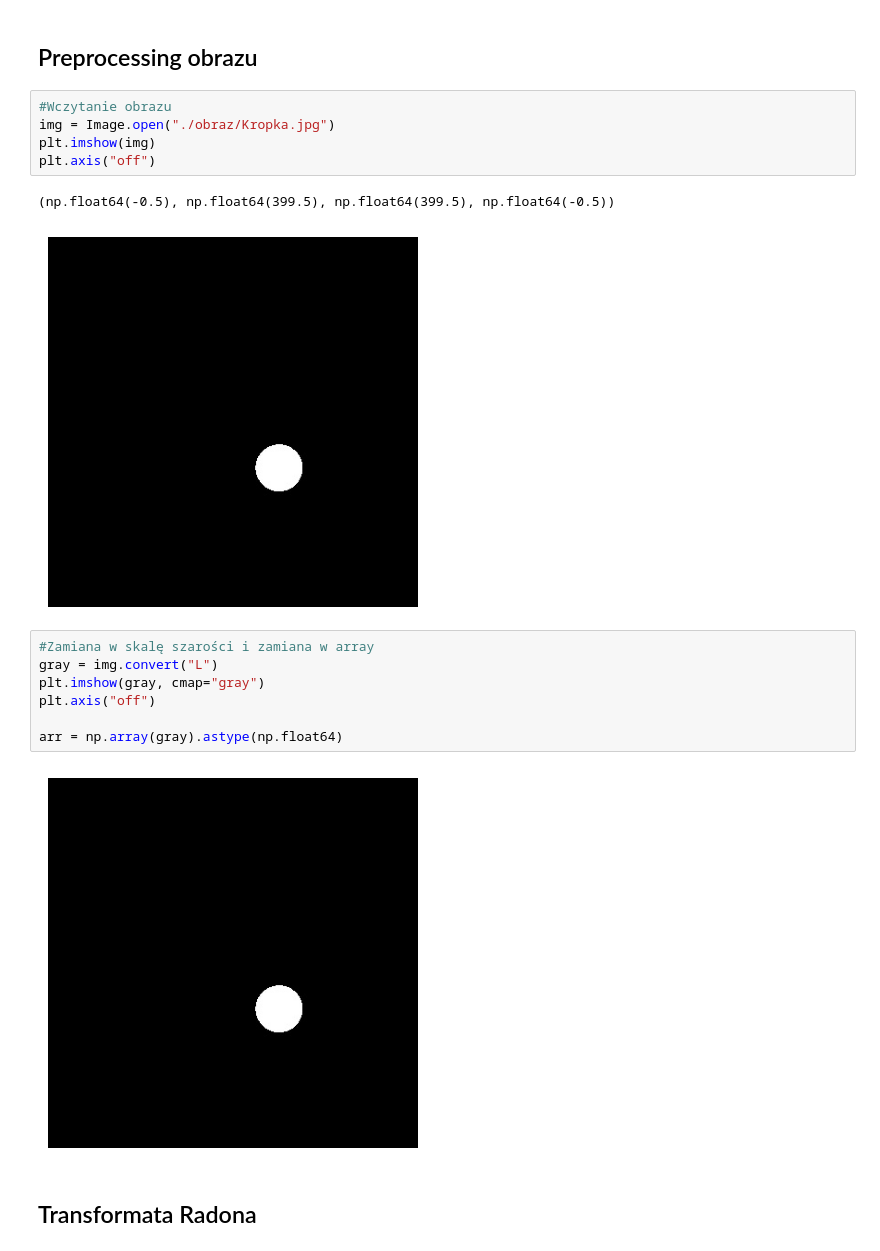
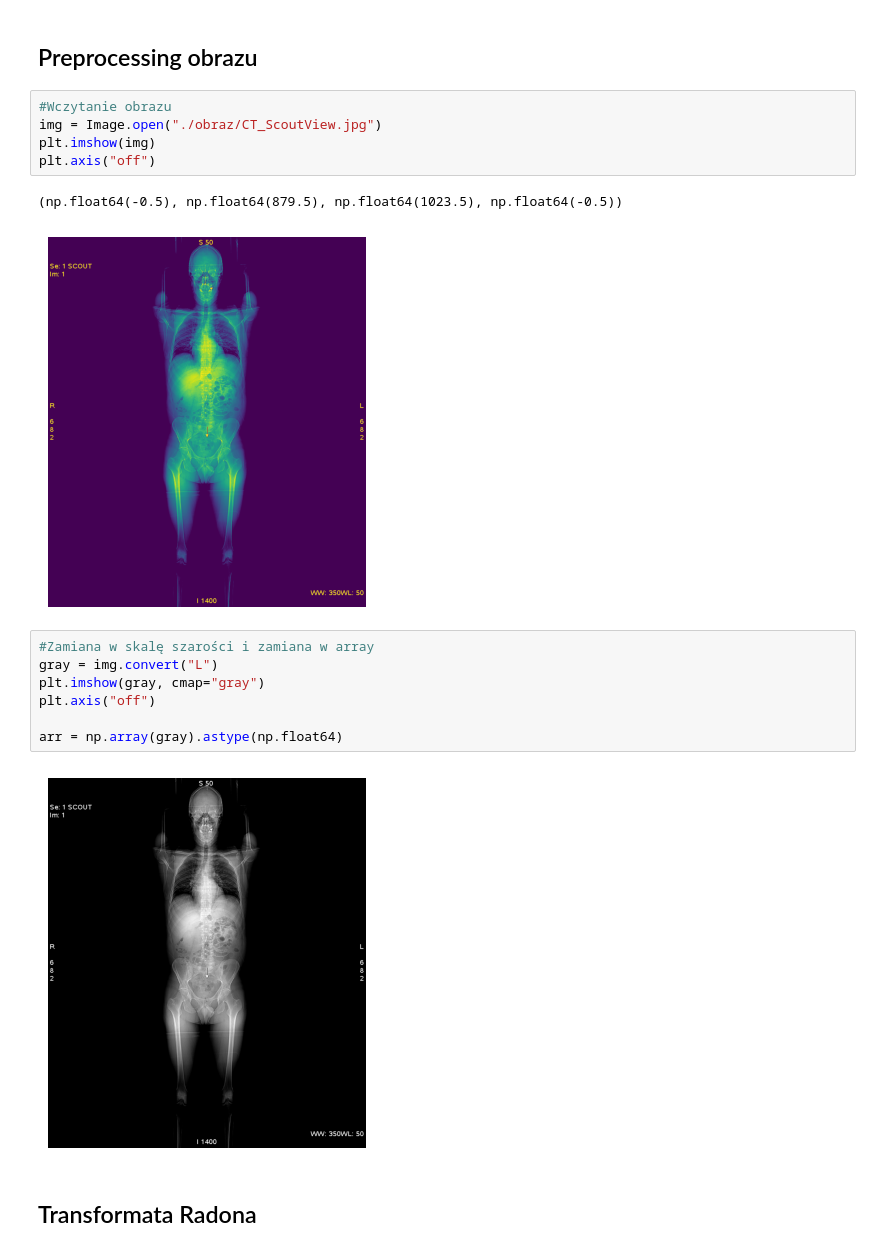
Before and after one commit to RastaGregx/tomograf_college, a Jupyter notebook: tomograf.ipynb, the cells around one changed output. Cells and saved outputs as stored; diff of their text form.

```diff
--- a/tomograf.ipynb
+++ b/tomograf.ipynb
@@ -32,12 +78,12 @@ from ipywidgets import interact, IntSlider
 ## Preprocessing obrazu
 # %%
 #Wczytanie obrazu
-img = Image.open("./obraz/Kropka.jpg")
+img = Image.open("./obraz/CT_ScoutView.jpg")
 plt.imshow(img)
 plt.axis("off")
 # %% [output]
-(np.float64(-0.5), np.float64(399.5), np.float64(399.5), np.float64(-0.5))
+(np.float64(-0.5), np.float64(879.5), np.float64(1023.5), np.float64(-0.5))
-[figure, old version]
+[figure, new version]
 # %%
 #Zamiana w skalę szarości i zamiana w array
 gray = img.convert("L")
@@ -46,7 +92,7 @@ plt.axis("off")
 
 arr = np.array(gray).astype(np.float64)
 # %% [output]
-[figure, old version]
+[figure, new version]
 # %% [markdown]
 ## Transformata Radona
 # %%
```
Also changed, not shown: parts of 2 cells of this notebook.
